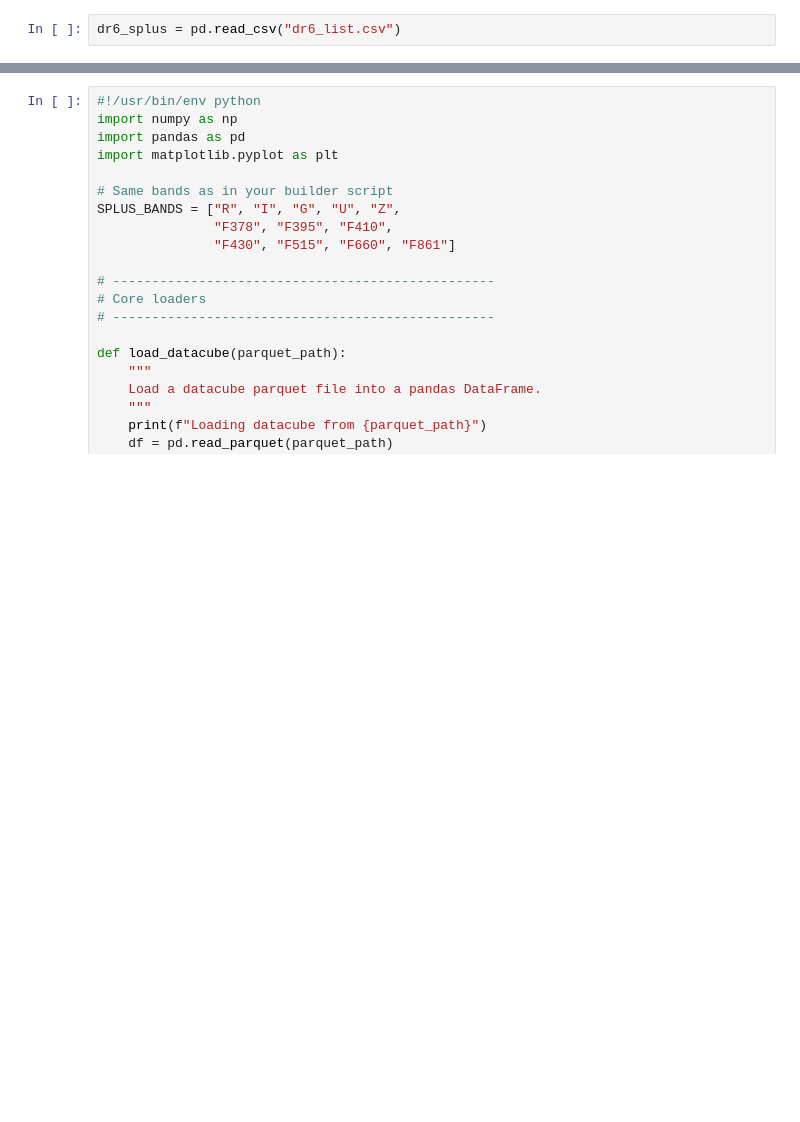
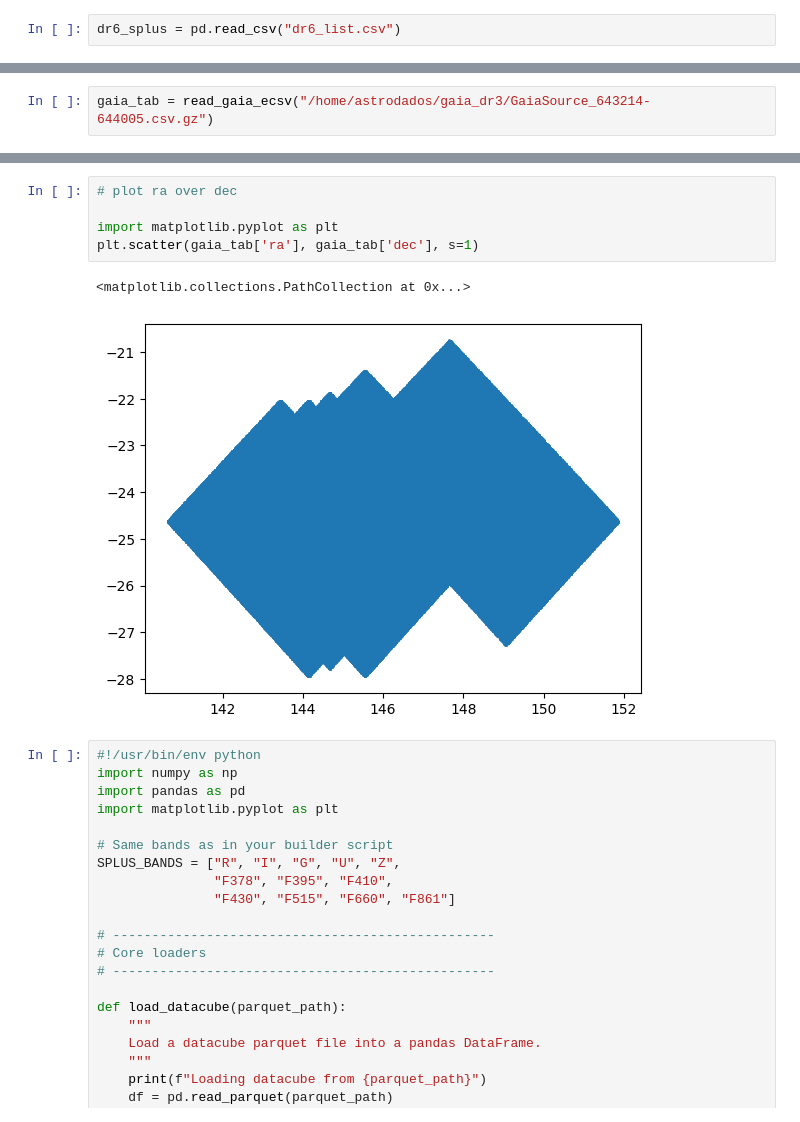
Before and after one commit to Schwarzam/projetoFM, a Jupyter notebook: datasets.ipynb, the cells around one changed output, grey strips where cells are left out. Saved outputs shown, nothing was run; the diff lists cells and outputs as text; blank space fills up the shorter version.

```diff
--- a/datasets.ipynb
+++ b/datasets.ipynb
@@ -1465,0 +1664,2 @@ Name: desi_FLUX_G, Length: 1426, dtype: float64
+# %%
+gaia_tab = read_gaia_ecsv("/home/astrodados/gaia_dr3/GaiaSource_643214-644005.csv.gz")
@@ -1466,3 +1684,11 @@ Name: desi_FLUX_G, Length: 1426, dtype: float64
+# %%
+# plot ra over dec
+
+import matplotlib.pyplot as plt
+plt.scatter(gaia_tab['ra'], gaia_tab['dec'], s=1)
+# %% [output]
+<matplotlib.collections.PathCollection at 0x...>
+[figure, added]
 # %%
 #!/usr/bin/env python
 import numpy as np
```
Also changed, not shown: parts of 17 cells of this notebook.
